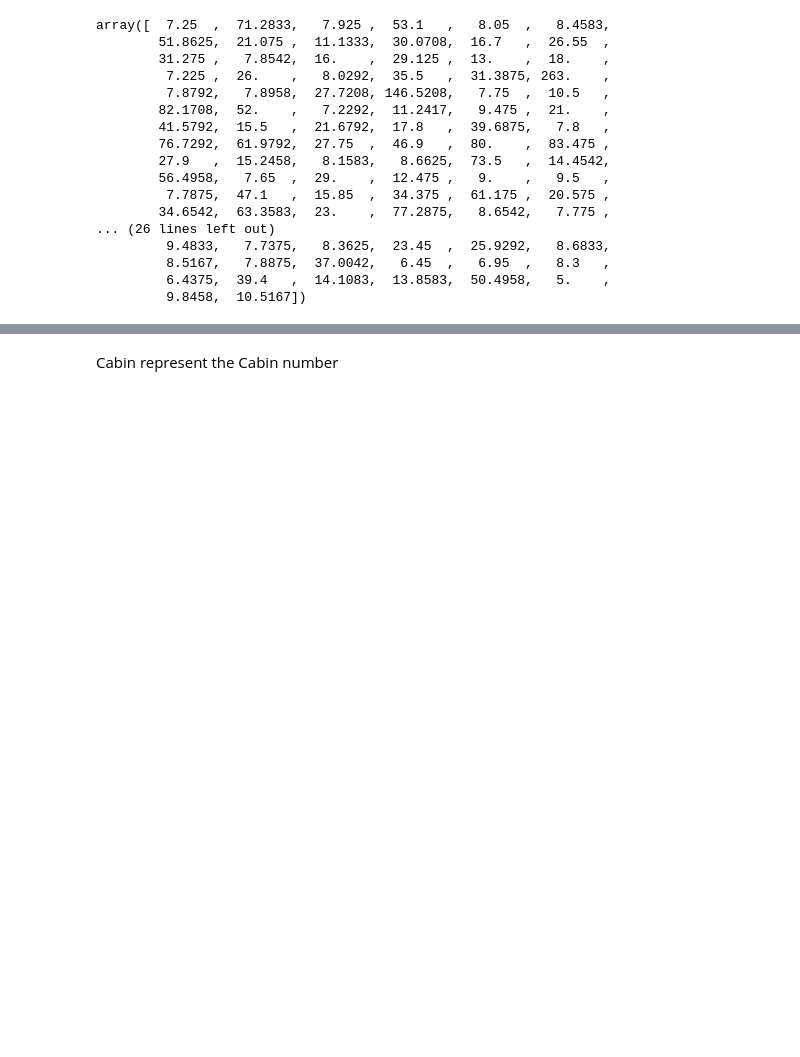
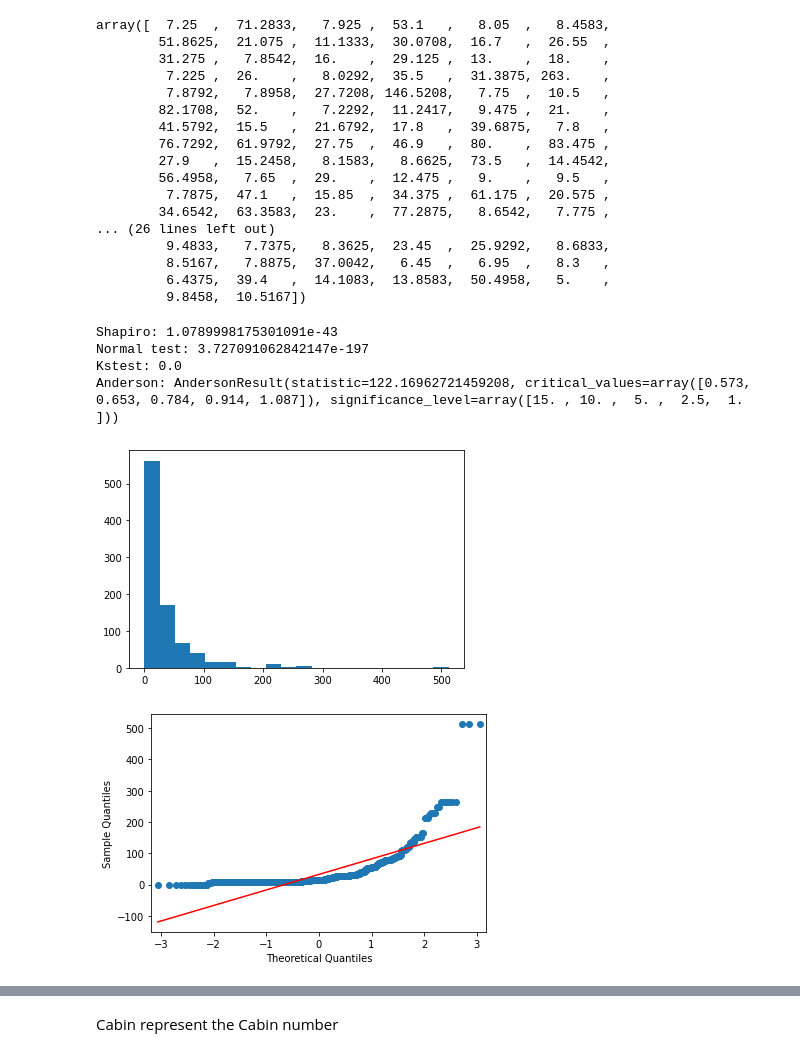
Before and after one commit to Kevin-Guyard/Titanic, a Jupyter notebook: TitanicNotebook.ipynb, the cells around one changed output, grey strips where cells are left out. Saved outputs shown, nothing was run; the diff lists cells and outputs as text; code cells hidden in the pictures; blank space fills up the shorter version.

```diff
--- a/TitanicNotebook.ipynb
+++ b/TitanicNotebook.ipynb
@@ -86,0 +165,6 @@ df_passengers.Age = df_passengers.Age.fillna(mean_age)
+# %%
+Age = df_passengers.Age
+Age, _ = boxcox(Age)
+mean_age = Age.mean()
+std_age = Age.std()
+df_passengers.Age = (Age - mean_age) / std_age
@@ -95 +193,13 @@ array([1, 0, 3, 4, 2, 5, 8], dtype=int64)
+# %%
+df_passengers = df_passengers.merge(
+    pd.get_dummies(df_passengers[["SibSp"]], columns=["SibSp"]),
+    left_index=True,
+    right_index=True
+)
+for nb_SibSp in [1, 2, 3, 4, 5, 8]:
+    df_passengers["Has_at_least_" + str(nb_SibSp) + "_SibSp_onboard"] = df_passengers.SibSp.apply(lambda SibSp: 1 if SibSp >= nb_SibSp else 0)
+
+mean_sibsp = df_passengers.SibSp.mean()
+std_sibsp = df_passengers.SibSp.std()
+df_passengers.SibSp = df_passengers.SibSp.apply(lambda SibSp: (SibSp - mean_sibsp) / std_sibsp)
 # %% [markdown]
@@ -100,4 +210,16 @@ Parch is the number of parents / children aboard the Titanic
 df_passengers.Parch.unique()
 # %% [output]
 array([0, 1, 2, 5, 3, 4, 6], dtype=int64)
+# %%
+df_passengers = df_passengers.merge(
+    pd.get_dummies(df_passengers[["Parch"]], columns=["Parch"]),
+    left_index=True,
+    right_index=True
+)
+for nb_Parch in [1, 2, 3, 4, 5, 6]:
+    df_passengers["Has_at_least_" + str(nb_Parch) + "_Parch_onboard"] = df_passengers.Parch.apply(lambda Parch: 1 if Parch >= Parch else 0)
+
+mean_parch = df_passengers.Parch.mean()
+std_parch = df_passengers.Parch.std()
+df_passengers.Parch = df_passengers.Parch.apply(lambda Parch: (Parch - mean_parch) / std_parch)
 # %% [markdown]
@@ -152,3 +274,12 @@ array([  7.25  ,  71.2833,   7.925 ,  53.1   ,   8.05  ,   8.4583,
          8.5167,   7.8875,  37.0042,   6.45  ,   6.95  ,   8.3   ,
          6.4375,  39.4   ,  14.1083,  13.8583,  50.4958,   5.    ,
          9.8458,  10.5167])
+# %%
+test_normality(data=df_passengers.Fare, bins=20)
+# %% [output]
+Shapiro: 1.0789998175301091e-43
+Normal test: 3.727091062842147e-197
+Kstest: 0.0
+Anderson: AndersonResult(statistic=122.16962721459208, critical_values=array([0.573, 0.653, 0.784, 0.914, 1.087]), significance_level=array([15. , 10. ,  5. ,  2.5,  1. ]))
+[figure, added]
+[figure, added]
```
Also changed, not shown: parts of 44 cells of this notebook.
